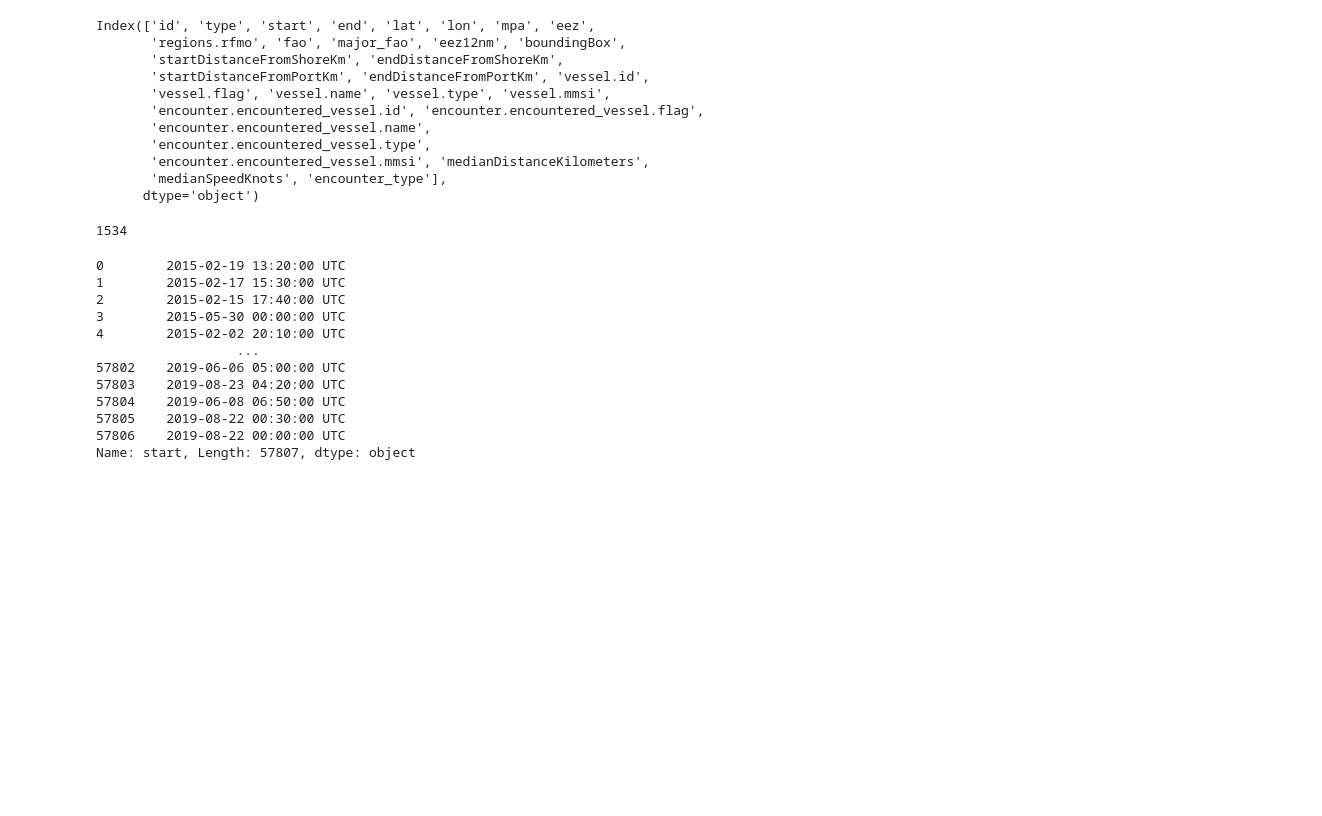
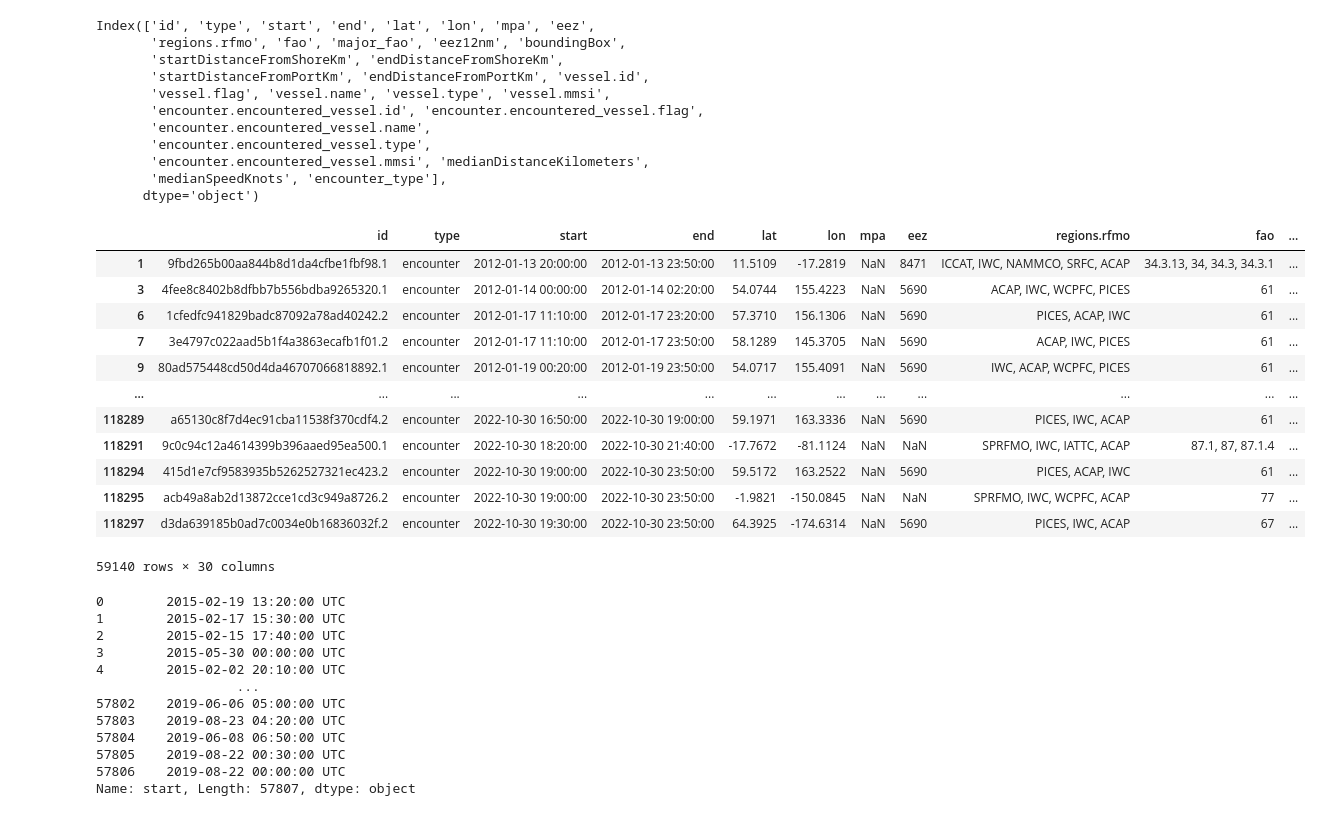
Before and after one commit to sebdodt/90739-iuu-systems-project, a Jupyter notebook: pipeline/src/gfw/Data processing for merging-Copy1.ipynb, the cells around one changed output. Drawn from its saved outputs; the diff is of its cells as text; code cells hidden in the pictures; blank space fills up the shorter version.

```diff
--- a/pipeline/src/gfw/Data processing for merging-Copy1.ipynb
+++ b/pipeline/src/gfw/Data processing for merging-Copy1.ipynb
@@ -175,7 +175,21 @@ Index(['id', 'type', 'start', 'end', 'lat', 'lon', 'mpa', 'eez',
        'medianSpeedKnots', 'encounter_type'],
       dtype='object')
 # %%
-# (encounter['start'].isin(encounter2['start'])).sum()
+encounters_new[encounters_new['vessel.type']=='carrier']
+# %% [output]
+|  | id | type | start | end | lat | lon | mpa | eez | regions.rfmo | fao | ... |
+| 1 | 9fbd265b00aa844b8d1da4cfbe1fbf98.1 | encounter | 2012-01-13 20:00:00 | 2012-01-13 23:50:00 | 11.5109 | -17.2819 | NaN | 8471 | ICCAT, IWC, NAMMCO, SRFC, ACAP | 34.3.13, 34, 34.3, 34.3.1 | ... |
+| 3 | 4fee8c8402b8dfbb7b556bdba9265320.1 | encounter | 2012-01-14 00:00:00 | 2012-01-14 02:20:00 | 54.0744 | 155.4223 | NaN | 5690 | ACAP, IWC, WCPFC, PICES | 61 | ... |
+| 6 | 1cfedfc941829badc87092a78ad40242.2 | encounter | 2012-01-17 11:10:00 | 2012-01-17 23:20:00 | 57.3710 | 156.1306 | NaN | 5690 | PICES, ACAP, IWC | 61 | ... |
+| 7 | 3e4797c022aad5b1f4a3863ecafb1f01.2 | encounter | 2012-01-17 11:10:00 | 2012-01-17 23:50:00 | 58.1289 | 145.3705 | NaN | 5690 | ACAP, IWC, PICES | 61 | ... |
+| 9 | 80ad575448cd50d4da46707066818892.1 | encounter | 2012-01-19 00:20:00 | 2012-01-19 23:50:00 | 54.0717 | 155.4091 | NaN | 5690 | IWC, ACAP, WCPFC, PICES | 61 | ... |
+| ... | ... | ... | ... | ... | ... | ... | ... | ... | ... | ... | ... |
+| 118289 | a65130c8f7d4ec91cba11538f370cdf4.2 | encounter | 2022-10-30 16:50:00 | 2022-10-30 19:00:00 | 59.1971 | 163.3336 | NaN | 5690 | PICES, IWC, ACAP | 61 | ... |
+| 118291 | 9c0c94c12a4614399b396aaed95ea500.1 | encounter | 2022-10-30 18:20:00 | 2022-10-30 21:40:00 | -17.7672 | -81.1124 | NaN | NaN | SPRFMO, IWC, IATTC, ACAP | 87.1, 87, 87.1.4 | ... |
+| 118294 | 415d1e7cf9583935b5262527321ec423.2 | encounter | 2022-10-30 19:00:00 | 2022-10-30 23:50:00 | 59.5172 | 163.2522 | NaN | 5690 | PICES, ACAP, IWC | 61 | ... |
+| 118295 | acb49a8ab2d13872cce1cd3c949a8726.2 | encounter | 2022-10-30 19:00:00 | 2022-10-30 23:50:00 | -1.9821 | -150.0845 | NaN | NaN | SPRFMO, IWC, WCPFC, ACAP | 77 | ... |
+| 118297 | d3da639185b0ad7c0034e0b16836032f.2 | encounter | 2022-10-30 19:30:00 | 2022-10-30 23:50:00 | 64.3925 | -174.6314 | NaN | 5690 | PICES, IWC, ACAP | 67 | ... |
+59140 rows × 30 columns
 # %%
 encounter = encounters_new[encounters_new['encounter_type']=='carrier-fishing'].copy()
 encounter2 = encounters.copy()
@@ -184,11 +198,10 @@ encounter2['end'] = pd.to_datetime(encounters['end'].str[:-4])
 (encounter['encounter.encountered_vessel.id'].isin(encounter2['encounter.encountered_vessel.id'])).sum()
 (encounter['vessel.id'].isin(encounter2['encounter.encountered_vessel.id'])).sum()
 
-dfdf = encounter[~((encounter['start'].isin(encounter2['start'])) & (encounter['vessel.id'].isin(encounter2['vessel.id'])) & (encounter['encounter.encountered_vessel.id'].isin(encounter2['encounter.encountered_vessel.id'])))]
-dfdf = dfdf[~((dfdf['start'].isin(encounter2['start'])) & (dfdf['vessel.id'].isin(encounter2['encounter.encountered_vessel.id'])) & (dfdf['vessel.id'].isin(encounter2['encounter.encountered_vessel.id'])))]
-dfdf['id'].count()
+encounter['judgeid'] = encounter['start'].astype(str) + encounter['vessel.id'] + encounter['encounter.encountered_vessel.id']
+encounter2['judgeid'] = encounter2['start'].astype(str) + encounter2['vessel.id'] + encounter2['encounter.encountered_vessel.id']
+dfdf = encounter[~encounter['judgeid'].isin(encounter2['judgeid'])]
+dfdf = dfdf.drop(['judgeid'], axis=1)
-# %% [output]
-1534
 # %%
 encounters['start']
 # %% [output]
```
Also changed, not shown: parts of 6 cells of this notebook, 4 other files.
